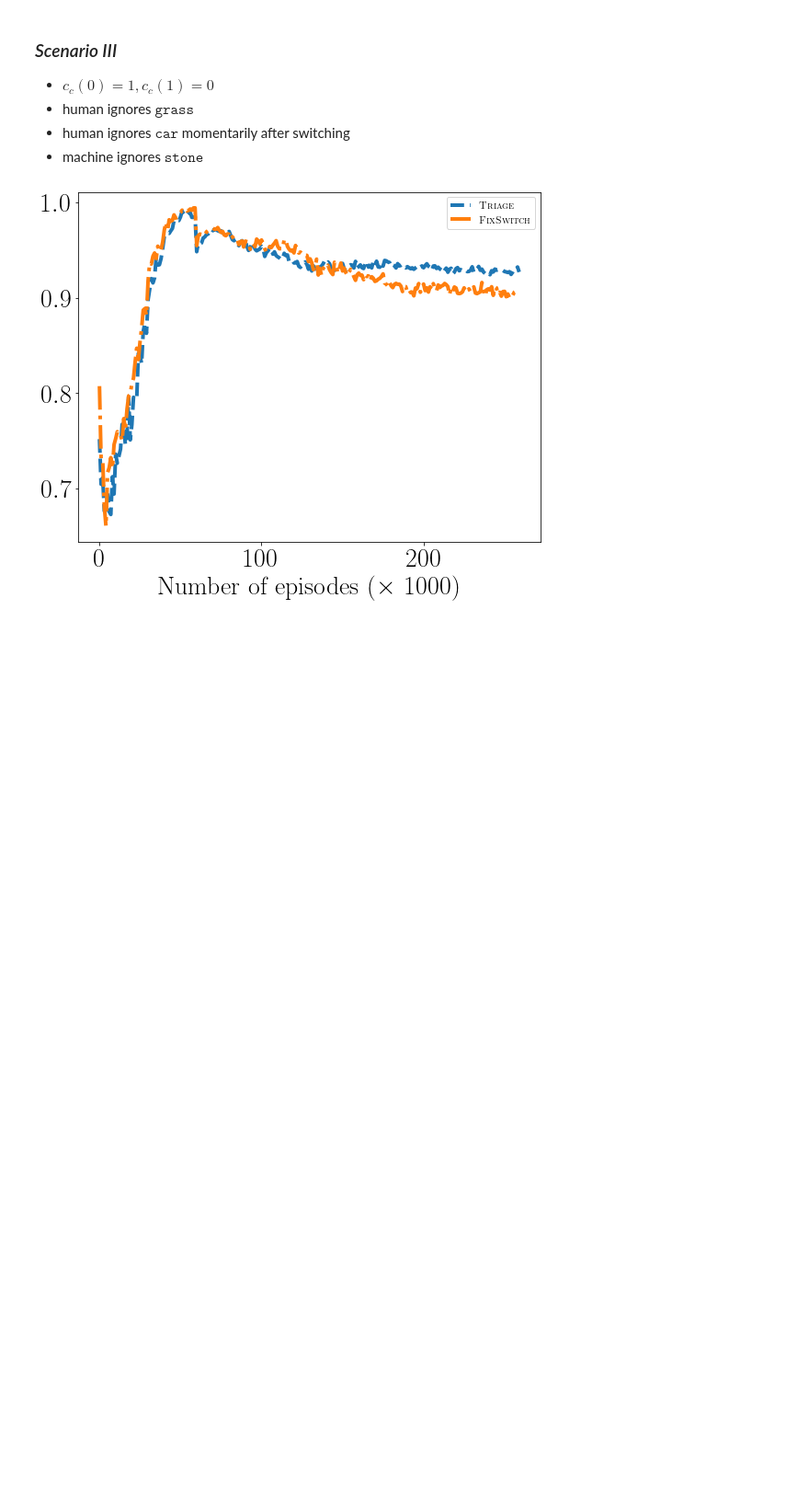
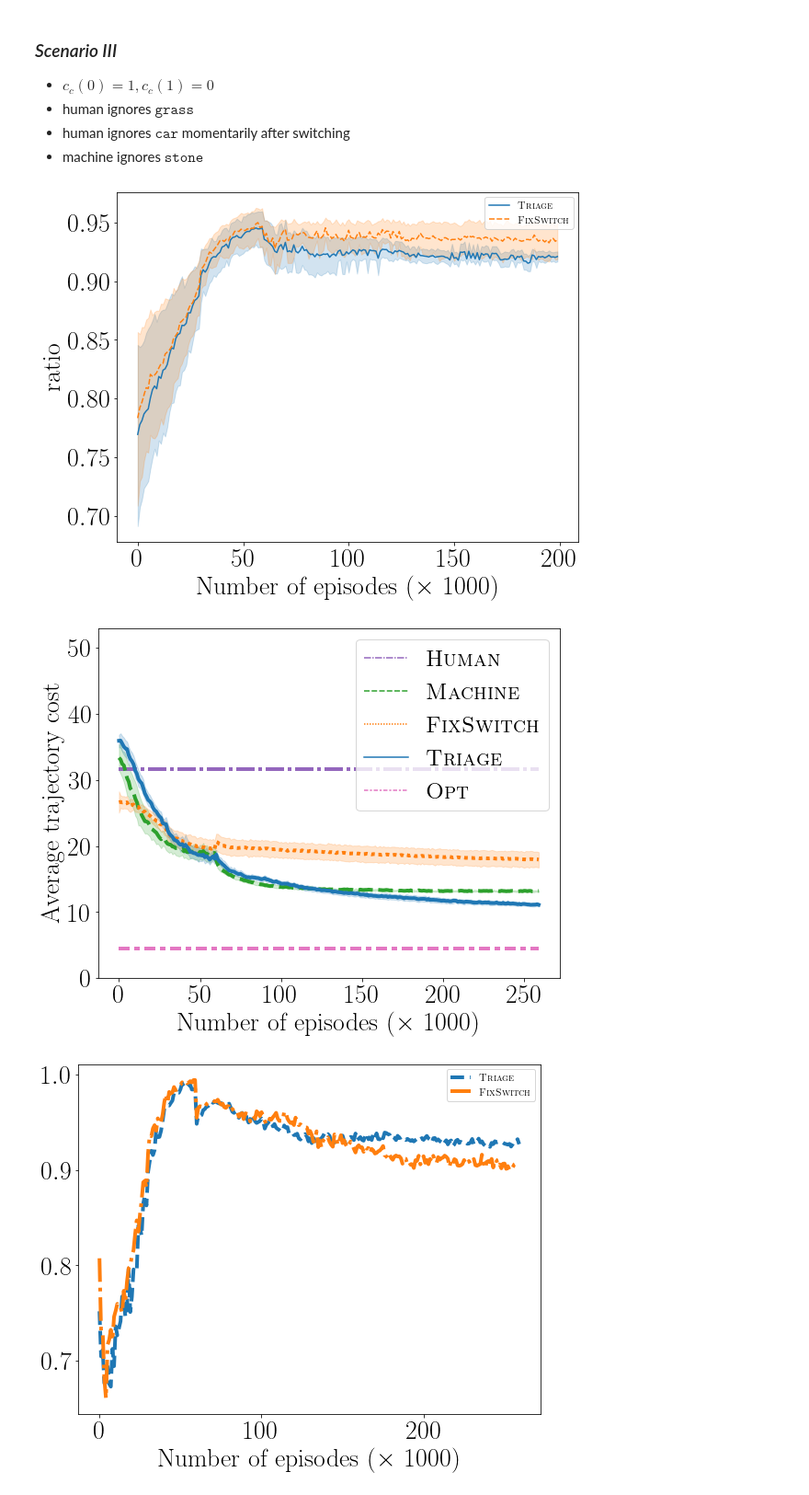
Before and after one commit to ElenStr/human-machine-switching, a Jupyter notebook: plot.ipynb, the cells around one changed output. Shown at 92% size. Drawn from its saved outputs; the diff is of its cells as text; code cells hidden in the pictures; blank space fills up the shorter version.

```diff
--- a/plot.ipynb
+++ b/plot.ipynb
@@ -66,6 +90,18 @@ df = plot_performance(root_dir,eval_set_scGen, agents, human=human, optimal_c=op
 * human ignores $\texttt{grass}$
 * human ignores $\texttt{car}$ momentarily after switching
 * machine ignores $\texttt{stone}$
+# %%
+human = NoisyDriverAgent(env_generator, prob_wrong=estimation_noise, p_ignore_car = p_ignore, setting=7, c_H=1)
+root_dir = f'{ROOT_DIR}/results'
+agents = [
+          f'autoV7_scGen_b1_We_offT_D60.0K1R_on_D200.0K_h0.0',
+          f'switchV7_scGen_b1_We_offT_D60.0K1R_on_D200.0K_h0.0',
+          f'fxdV7_scGen_b1_We_offT_D60.0K1R_on_D200.0K_h0.0'
+          ]
+df = plot_performance(root_dir,eval_set_scGen, agents, human=human, optimal_c=optimal_cost['Gen'])
+# %% [output]
+[figure, added]
+[figure, added]
 # %%
 human = NoisyDriverAgent(env_generator, prob_wrong=estimation_noise, p_ignore_car = p_ignore, setting=7, c_H=1)
 root_dir = f'{ROOT_DIR}/results'
```
Also changed, not shown: parts of 3 cells of this notebook, 2 other files.
